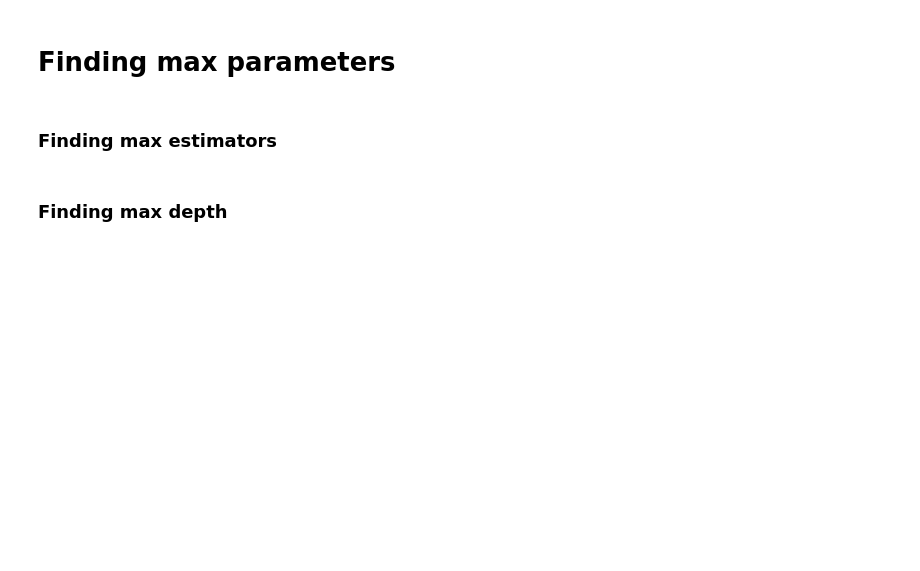
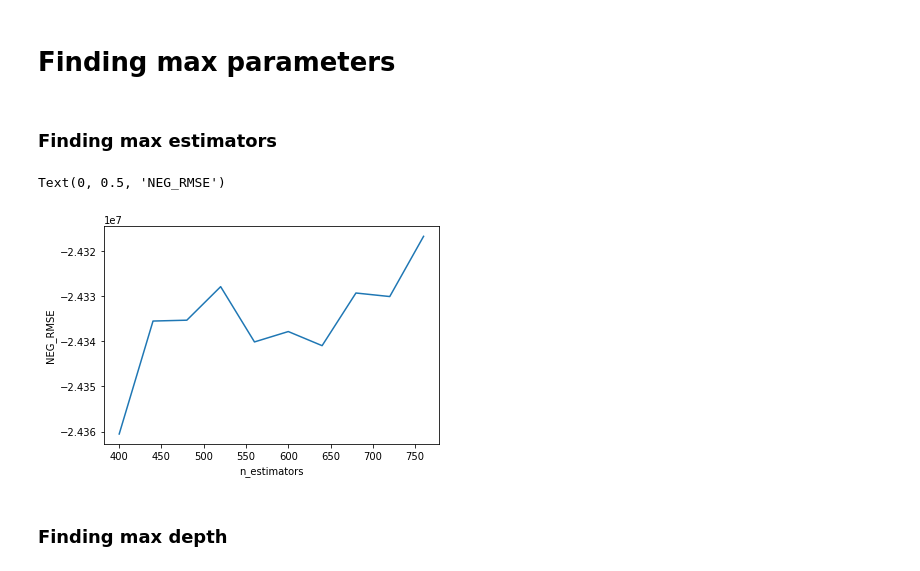
Before and after one commit to gomezivan/Python-ML, a Jupyter notebook: Proyecto 1st/P1-UsedVehiclePricePrediction.ipynb, the cells around one changed output. Saved outputs shown, nothing was run; the diff lists cells and outputs as text; code cells hidden in the pictures; blank space fills up the shorter version.

```diff
--- a/Proyecto 1st/P1-UsedVehiclePricePrediction.ipynb
+++ b/Proyecto 1st/P1-UsedVehiclePricePrediction.ipynb
@@ -130,0 +61,5 @@ data_sample.iloc[:,1:].head()
+# %%
+import category_encoders as ce
+BinEncoder = ce.BinaryEncoder().fit(data)
+data2 = X_ = BinEncoder.transform(data)
+data2.head()
@@ -132,9 +75,9 @@ data_sample.iloc[:,1:].head()
 #Muestreo para entrenamiento
 print(data2.shape)
 #data_sample = data.sample(n=50000, weights='Model', random_state=1)
-data_sample = data2.sample(n=20000, random_state=1)
+data_sample = data2.sample(n=25000, random_state=1)
 
 Y = data_sample.Price
-X = data_sample.iloc[:,1:]
+X = data_sample.drop(['Price'], axis=1)
 #data_sample
 # %% [output]
@@ -156,17 +99,20 @@ kfold = KFold(n_splits=5, random_state=1)
 ### Finding max estimators
 # %%
 #list of values to try for n_estimators
-estimator_range = range(100, 500, 20)
+estimator_range = range(400, 800, 40)
 RMSE_scores_estim = []
 
 # use 5-fold cross-validation with each value of n_estimators (WARNING: SLOW!)
 for estimator in estimator_range:
     rf  = RandomForestRegressor (n_estimators=estimator,random_state=1, n_jobs=-1)
     RMSE_scores_estim.append(cross_val_score(rf, X_train, Y_train, cv=5, scoring='neg_mean_squared_error').mean())
 
 plt.plot(estimator_range, RMSE_scores_estim)
 plt.xlabel('n_estimators')
 plt.ylabel('NEG_RMSE')
+# %% [output]
+Text(0, 0.5, 'NEG_RMSE')
+[figure, added]
 # %% [markdown]
 ### Finding max depth
 # %%
```
Also changed, not shown: parts of 14 cells of this notebook.
